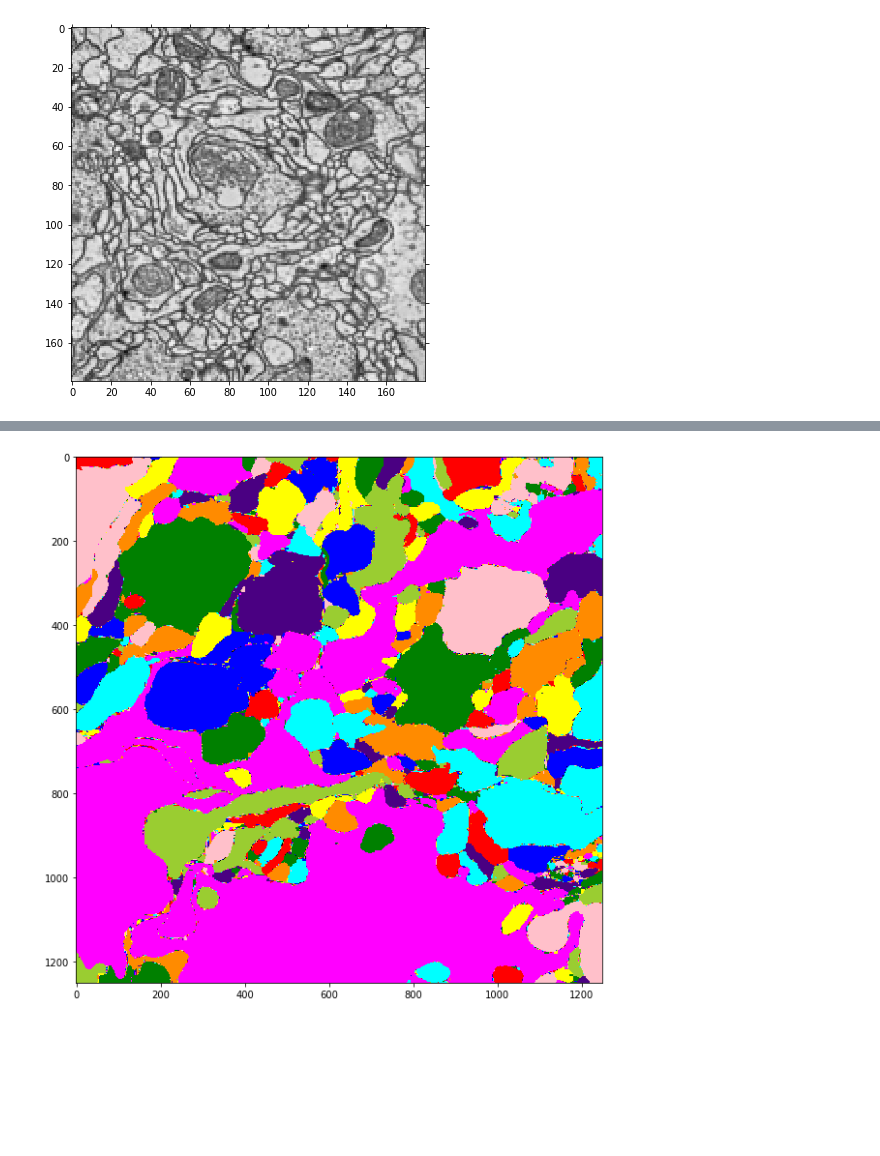
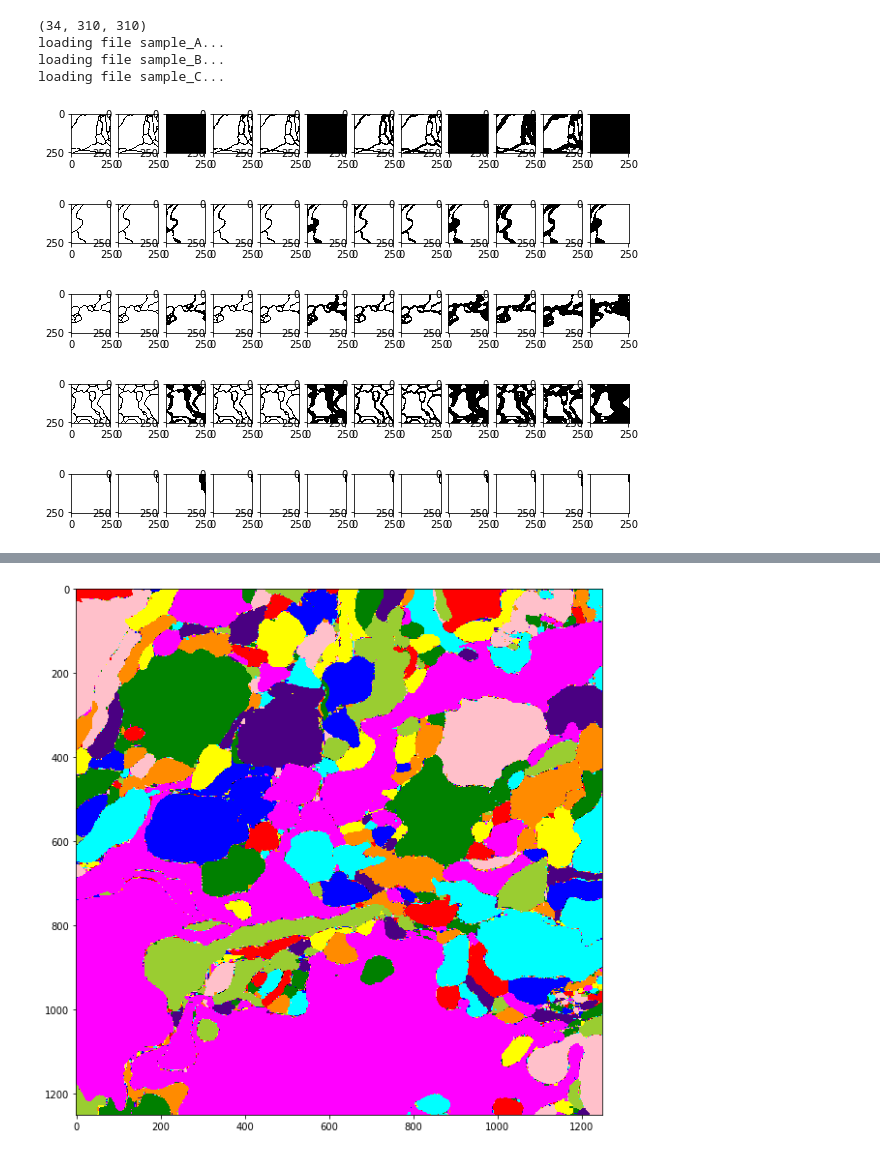
Before and after one commit to image-infomatics/neutorch, a Jupyter notebook: neutorch/notebooks/data_explore.ipynb, the cells around one changed output, grey strips where cells are left out. Drawn from its saved outputs; the diff is of its cells as text; code cells hidden in the pictures; blank space fills up the shorter version.

Commit message:
support long range affinities

```diff
--- a/neutorch/notebooks/data_explore.ipynb
+++ b/neutorch/notebooks/data_explore.ipynb
@@ -65,13 +65,15 @@ def view_patch(patch,i=0):
     axarr[2,3].imshow(patch.get_lsd_channel(3)[i], cmap='gray')
     plt.show()
 
-def view_affinity(affinity,i=0, fig_size=10):
+def view_affinity(affinity, i=0, fig_size=2):
     plt.rcParams['image.interpolation'] = 'nearest'
-    fig, axarr = plt.subplots(1,3)
-    fig.set_size_inches(fig_size, fig_size//3)
-    axarr[0].imshow(affinity[0][i], cmap='gray')
-    axarr[1].imshow(affinity[1][i], cmap='gray')
-    axarr[2].imshow(affinity[2][i], cmap='gray')
+    num_aff = affinity.shape[0]
+    fig, axarr = plt.subplots(1,num_aff)
+    fig.set_size_inches(fig_size*num_aff, fig_size)
+    for a in range(num_aff):
+        axarr[a].imshow(affinity[a][i], cmap='gray')
+        axarr[a].imshow(affinity[a][i], cmap='gray')
+        axarr[a].imshow(affinity[a][i], cmap='gray')
     plt.show()
 
 def view_segmentation(seg,i=0, fig_size=10, border=0):
@@ -133,7 +117,25 @@ vis_volume(imageB_small)
-# %%
-vis_volume(imageC_small)
-# %% [output]
-[figure, removed]
+# %%
+from neutorch.dataset.affinity import Dataset
+
+of = [(1, 1, 1), (2, 3, 3),  (3, 9, 9), (4, 27, 27)]
+
+dataset =  Dataset('../../data', patch_size=(26,256,256), length=1000, affinity_offsets=of,
+                      lsd=False,  border_width=2)
+# %% [output]
+(34, 310, 310)
+loading file sample_A...
+loading file sample_B...
+loading file sample_C...
+# %%
+for i in range(5):
+    img,lbl = dataset[i]
+    view_affinity(lbl)
+# %% [output]
+[figure, added]
+[figure, added]
+[figure, added]
+[figure, added]
+[figure, added]
 # %%
 import numpy as np
 affinityA = np.load('../../swin_run/affinity_700000_sample_A_pad.npy')
```
Also changed, not shown: parts of 11 cells of this notebook, 6 other files.
